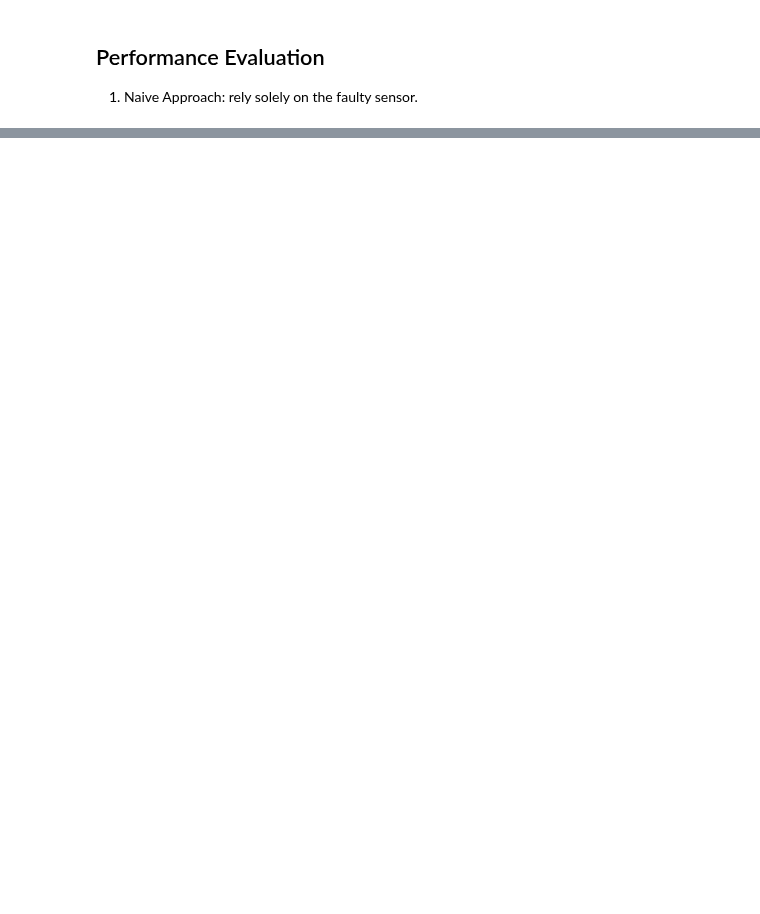
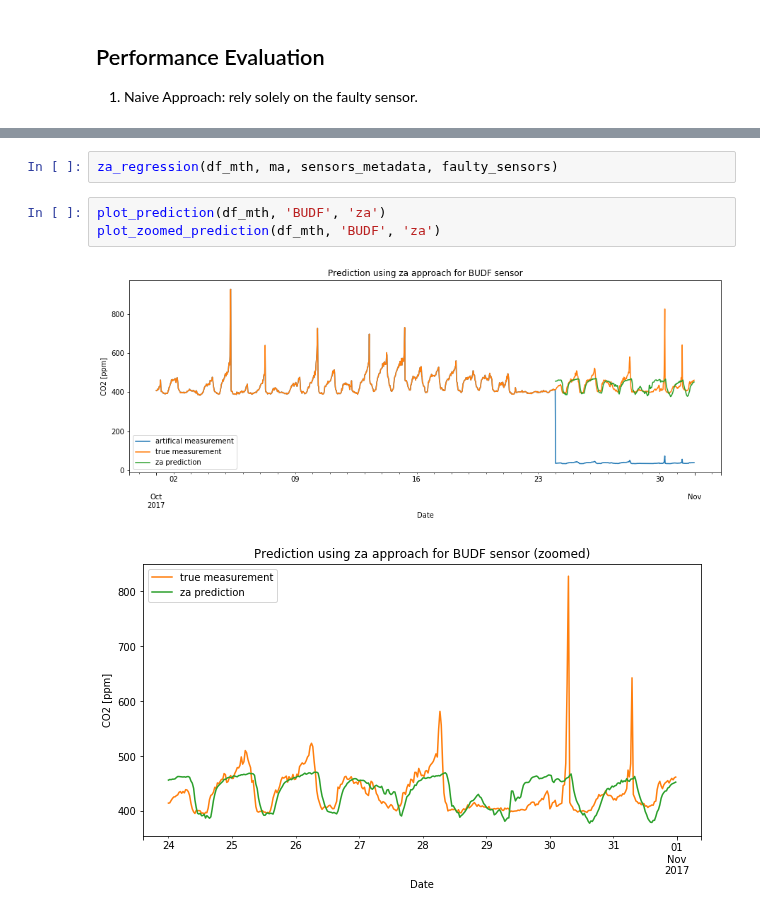
Before and after one commit to joelmfonseca/COM-503, a Jupyter notebook: mini_project/mini_project.ipynb, the cells around one changed output, grey strips where cells are left out. Drawn from its saved outputs; the diff is of its cells as text; blank space fills up the shorter version.

```diff
--- a/mini_project/mini_project.ipynb
+++ b/mini_project/mini_project.ipynb
@@ -352,0 +386,8 @@ plt.show()
+# %%
+za_regression(df_mth, ma, sensors_metadata, faulty_sensors)
+# %%
+plot_prediction(df_mth, 'BUDF', 'za')
+plot_zoomed_prediction(df_mth, 'BUDF', 'za')
+# %% [output]
+[figure, added]
+[figure, added]
```
Also changed, not shown: parts of 18 cells of this notebook.
